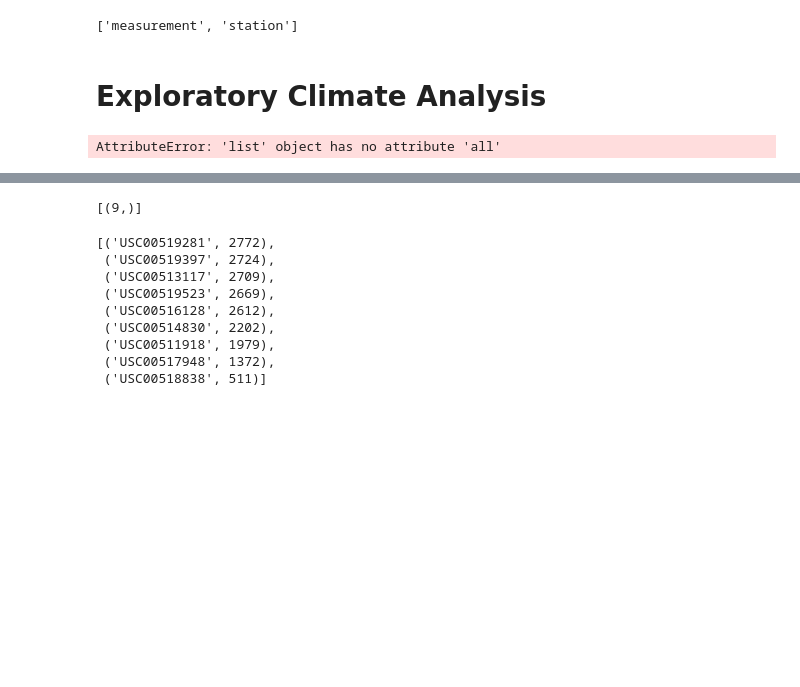
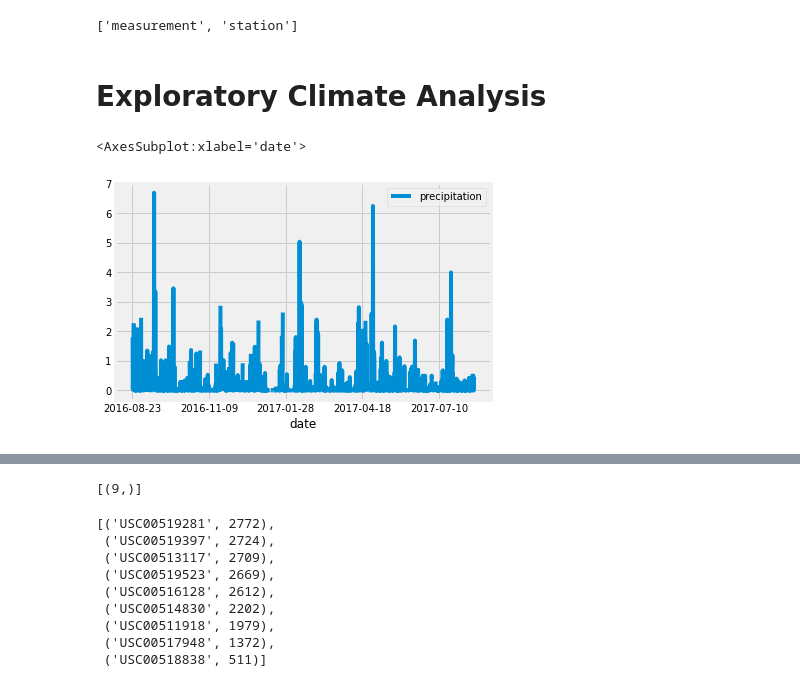
Before and after one commit to ZekeMoore/surfs_up, a Jupyter notebook: climate_analysis.ipynb, the cells around one changed output, grey strips where cells are left out. Drawn from its saved outputs; the diff is of its cells as text; code cells hidden in the pictures; blank space fills up the shorter version.

```diff
--- a/climate_analysis.ipynb
+++ b/climate_analysis.ipynb
@@ -40,22 +42,25 @@ session = Session(engine)
 # %%
 # Design a query to retrieve the last 12 months of precipitation data and plot the results.
 #Starting from the last data point in the database.
-prev_year = dt.date(2017, 8, 23)
+
 # Calculate the date one year from the last date in data set.
 prev_year = dt.date(2017, 8, 23) - dt.timedelta(days=365)
 # Perform a query to retrieve the data and precipitation scores
+results = []
 results = session.query(Measurement.date, Measurement.prcp).filter(Measurement.date >= prev_year).all()
-print(results.all())
+
 # Save the query results as a Pandas DataFrame and set the index to the date column
-df = pd.DataFrame(results, columns=['date','precipitation'])
+df = pd.DataFrame(results, columns = ['date', 'precipitation'])
 df.set_index(df['date'], inplace=True)
-print(df.to_string(index=False))
+
 # Sort the dataframe by date
 df = df.sort_index()
-print(df.to_string(index=False))
+#print(df.to_string(index=False))
+
 # Use Pandas Plotting with Matplotlib to plot the data
 df.plot()
 # %% [output]
-AttributeError: 'list' object has no attribute 'all'
+<AxesSubplot:xlabel='date'>
+[figure, added]
 # %%
 # Use Pandas to calcualte the summary statistics for the precipitation data
```
Also changed, not shown: parts of 7 cells of this notebook, 2 other files.
